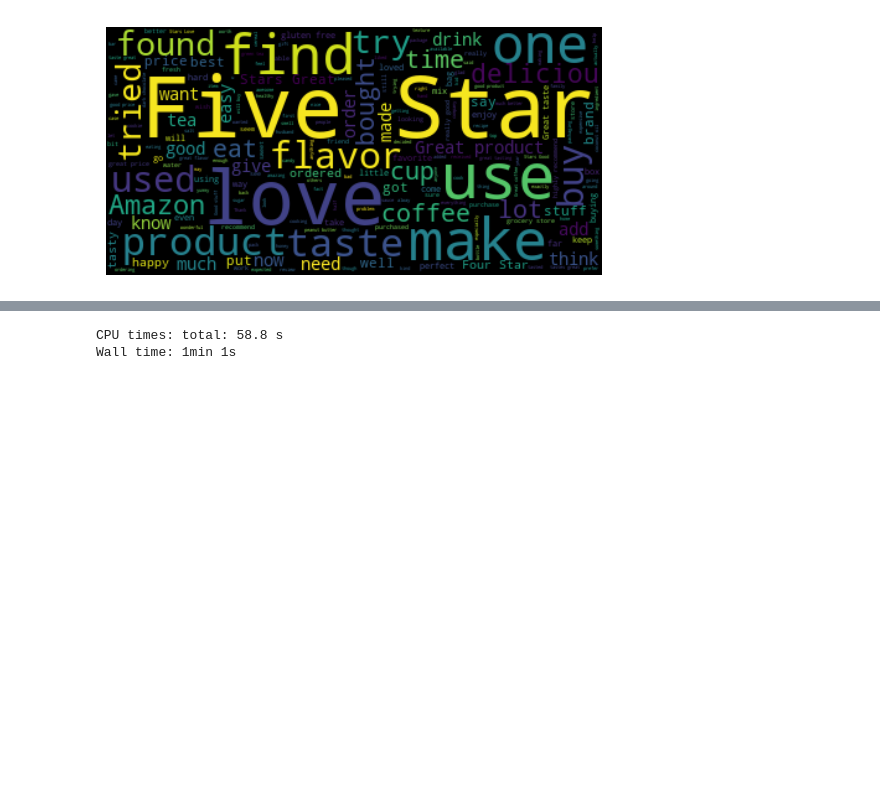
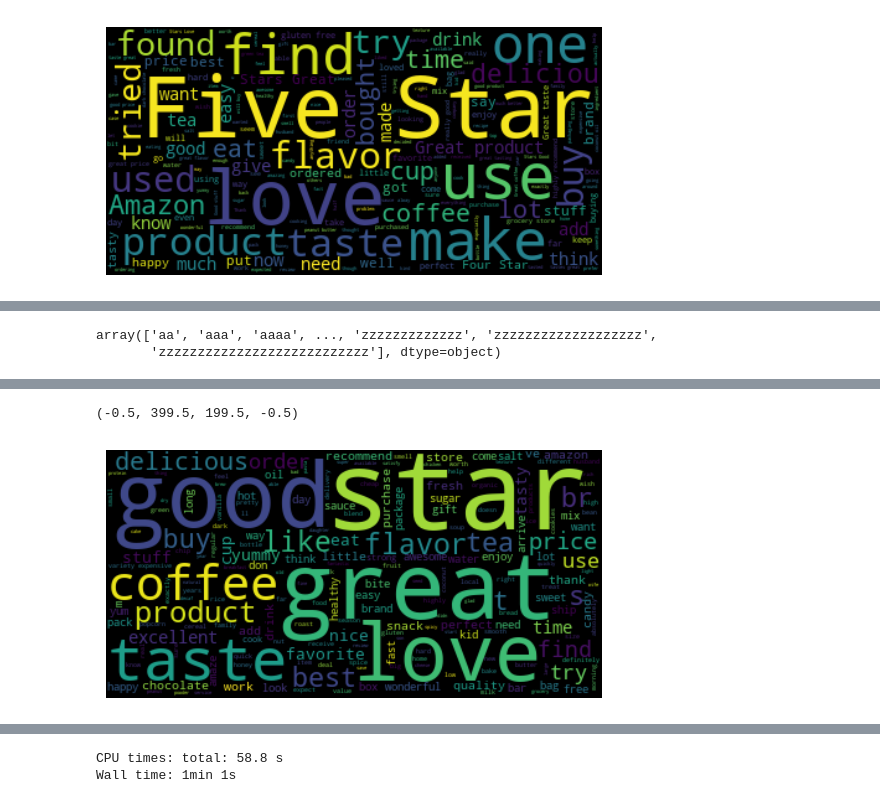
Before and after one commit to yksnilowyrahcaz/Product_Reviews_Analysis, a Jupyter notebook: eda.ipynb, the cells around one changed output, grey strips where cells are left out. Saved outputs shown, nothing was run; the diff lists cells and outputs as text; code cells hidden in the pictures; blank space fills up the shorter version.

```diff
--- a/eda.ipynb
+++ b/eda.ipynb
@@ -615,0 +770,4 @@ df.head()
+# %%
+%%time
+vectorizer2 = TfidfVectorizer(stop_words=nlp.Defaults.stop_words, tokenizer=tokenize)
+tfidf2 = vectorizer2.fit_transform(good_sample)
@@ -615,0 +782,2 @@ df.head()
+# %%
+feature_names2 = vectorizer2.get_feature_names_out()
@@ -615,0 +801,15 @@ df.head()
+# %%
+scores2 = [np.array(x)[0][0] for x in list(tfidf2.T.sum(axis=1))]
+# %%
+feature_names2
+# %% [output]
+array(['aa', 'aaa', 'aaaa', ..., 'zzzzzzzzzzzzz', 'zzzzzzzzzzzzzzzzzzz',
+       'zzzzzzzzzzzzzzzzzzzzzzzzzzz'], dtype=object)
+# %%
+scored2 = dict(zip(feature_names2, scores2))
+# %%
+%%time
+cloud2 = WordCloud().generate_from_frequencies(scored2)
+fig2 = plt.imshow(cloud2, interpolation='bilinear')
+plt.axis('off')
+# %% [output]
@@ -615,0 +818,2 @@ df.head()
+(-0.5, 399.5, 199.5, -0.5)
+[figure, added]
```
Also changed, not shown: parts of 39 cells of this notebook, 4 other files.
